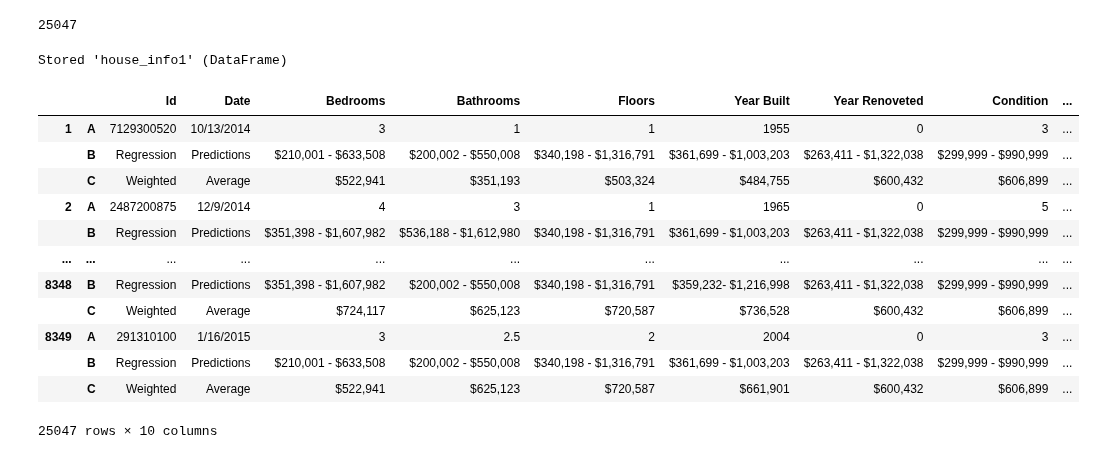
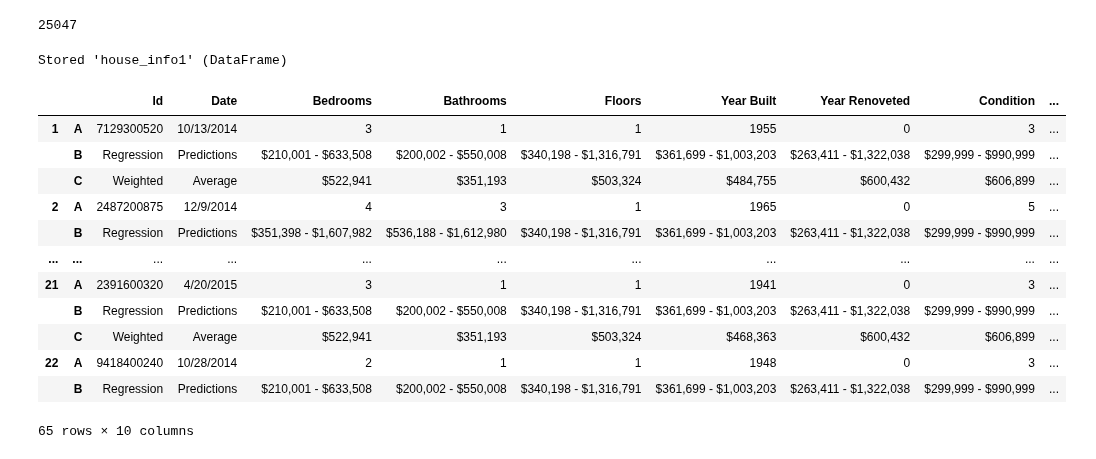
Before and after one commit to ruth-maker/file, a Jupyter notebook: East_King_County_Blueprint_Dataframess.ipynb, the cells around one changed output. Cells and saved outputs as stored; diff of their text form; code cells hidden in the pictures.

```diff
--- a/East_King_County_Blueprint_Dataframess.ipynb
+++ b/East_King_County_Blueprint_Dataframess.ipynb
@@ -18,6 +18,8 @@ raw_info
 | 21595 | 291310100 | 1/16/2015 | 400000.0 | 3 | 2.50 | 1600 | 2388 | 2.0 | NaN | 0.0 | ... |
 | 21596 | 1523300157 | 10/15/2014 | 325000.0 | 2 | 0.75 | 1020 | 1076 | 2.0 | 0.0 | 0.0 | ... |
 21597 rows × 21 columns
+# %%
+raw_info['yr_renovated'] = raw_info['yr_renovated'].fillna(0)
 # %%
 locationzip =raw_info.zipcode
 locationzip
@@ -593,7 +596,7 @@ sqft_living1 = []
 for i in range(8349):
     sqft_living1.append(sqft_living[i])
     sqft_living1.append(East_prediction_sqft_living.Quantile_Regression_Prediction[i])
-    sqft_living1.append(East_Weighted_Average_sqft_living.Weighted_Average_Prediction[i])
+    sqft_living1.append(East_Weighted_Average_Amount_of_sqft_Living.Weighted_Average_Prediction[i])
 len(sqft_living1)
 # %% [output]
 25047
@@ -613,25 +616,26 @@ for i in range(1,8350):
 # %%
 house_info1 = pd.DataFrame({'Id':id1,'Date':date1,'Bedrooms':bedrooms1, 'Bathrooms':bathrooms1,
                            'Floors':floors1, 'Year Built':yr_built1, 'Year Renoveted':yr_renovated1,
             'Condition':condition1, 'Sqft_living':sqft_living1,'Sqft_lot':sqft_lot1,
                           },
     pd.MultiIndex.from_product([no, ['A', 'B','C']]),
                           )
 %store house_info1
-house_info1
+house_info1['Year Renoveted'] = house_info1['Year Renoveted'].fillna(0)
+house_info1[:65]
 # %% [output]
 Stored 'house_info1' (DataFrame)
 |  |  | Id | Date | Bedrooms | Bathrooms | Floors | Year Built | Year Renoveted | Condition | ... |
 | 1 | A | 7129300520 | 10/13/2014 | 3 | 1 | 1 | 1955 | 0 | 3 | ... |
 |  | B | Regression | Predictions | $210,001 - $633,508 | $200,002 - $550,008 | $340,198 - $1,316,791 | $361,699 - $1,003,203 | $263,411 - $1,322,038 | $299,999 - $990,999 | ... |
 |  | C | Weighted | Average | $522,941 | $351,193 | $503,324 | $484,755 | $600,432 | $606,899 | ... |
 | 2 | A | 2487200875 | 12/9/2014 | 4 | 3 | 1 | 1965 | 0 | 5 | ... |
 |  | B | Regression | Predictions | $351,398 - $1,607,982 | $536,188 - $1,612,980 | $340,198 - $1,316,791 | $361,699 - $1,003,203 | $263,411 - $1,322,038 | $299,999 - $990,999 | ... |
 | ... | ... | ... | ... | ... | ... | ... | ... | ... | ... | ... |
-| 8348 | B | Regression | Predictions | $351,398 - $1,607,982 | $200,002 - $550,008 | $340,198 - $1,316,791 | $359,232- $1,216,998 | $263,411 - $1,322,038 | $299,999 - $990,999 | ... |
-|  | C | Weighted | Average | $724,117 | $625,123 | $720,587 | $736,528 | $600,432 | $606,899 | ... |
-| 8349 | A | 291310100 | 1/16/2015 | 3 | 2.5 | 2 | 2004 | 0 | 3 | ... |
+| 21 | A | 2391600320 | 4/20/2015 | 3 | 1 | 1 | 1941 | 0 | 3 | ... |
 |  | B | Regression | Predictions | $210,001 - $633,508 | $200,002 - $550,008 | $340,198 - $1,316,791 | $361,699 - $1,003,203 | $263,411 - $1,322,038 | $299,999 - $990,999 | ... |
-|  | C | Weighted | Average | $522,941 | $625,123 | $720,587 | $661,901 | $600,432 | $606,899 | ... |
+|  | C | Weighted | Average | $522,941 | $351,193 | $503,324 | $468,363 | $600,432 | $606,899 | ... |
+| 22 | A | 9418400240 | 10/28/2014 | 2 | 1 | 1 | 1948 | 0 | 3 | ... |
+|  | B | Regression | Predictions | $210,001 - $633,508 | $200,002 - $550,008 | $340,198 - $1,316,791 | $361,699 - $1,003,203 | $263,411 - $1,322,038 | $299,999 - $990,999 | ... |
-25047 rows × 10 columns
+65 rows × 10 columns
 # %%
```
Also changed, not shown: parts of 21 cells of this notebook.
